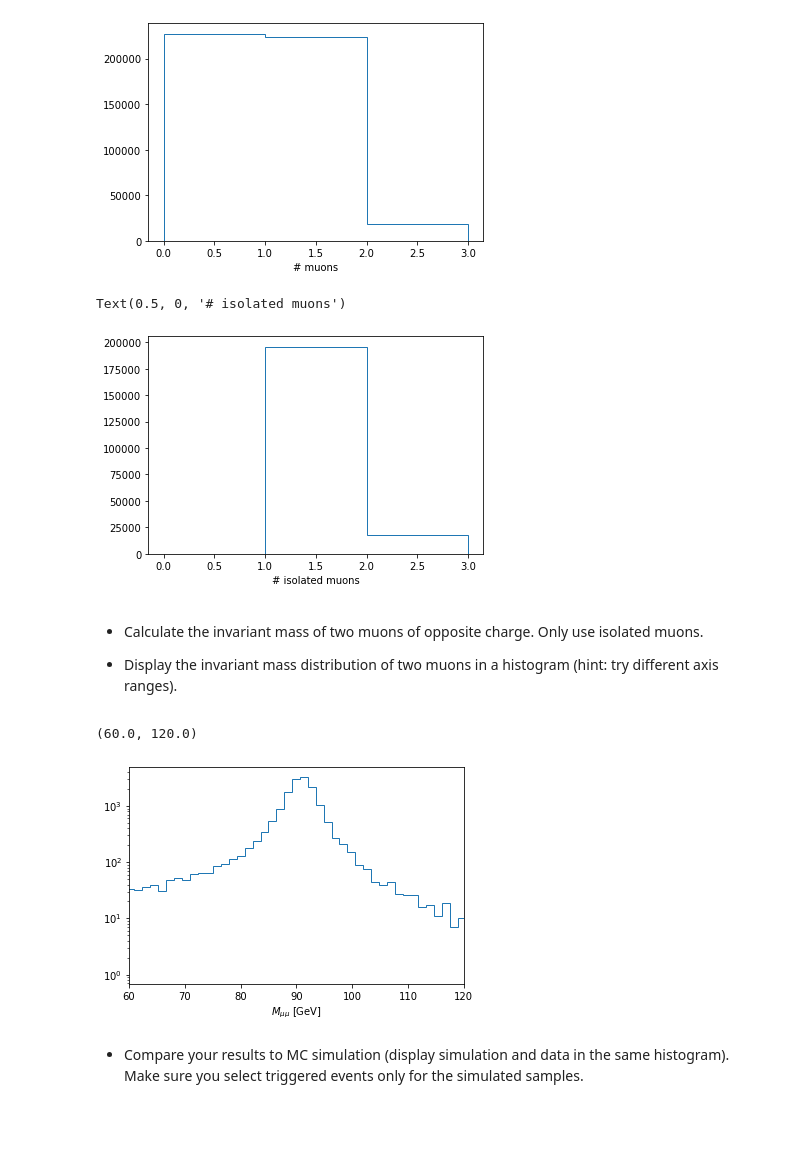
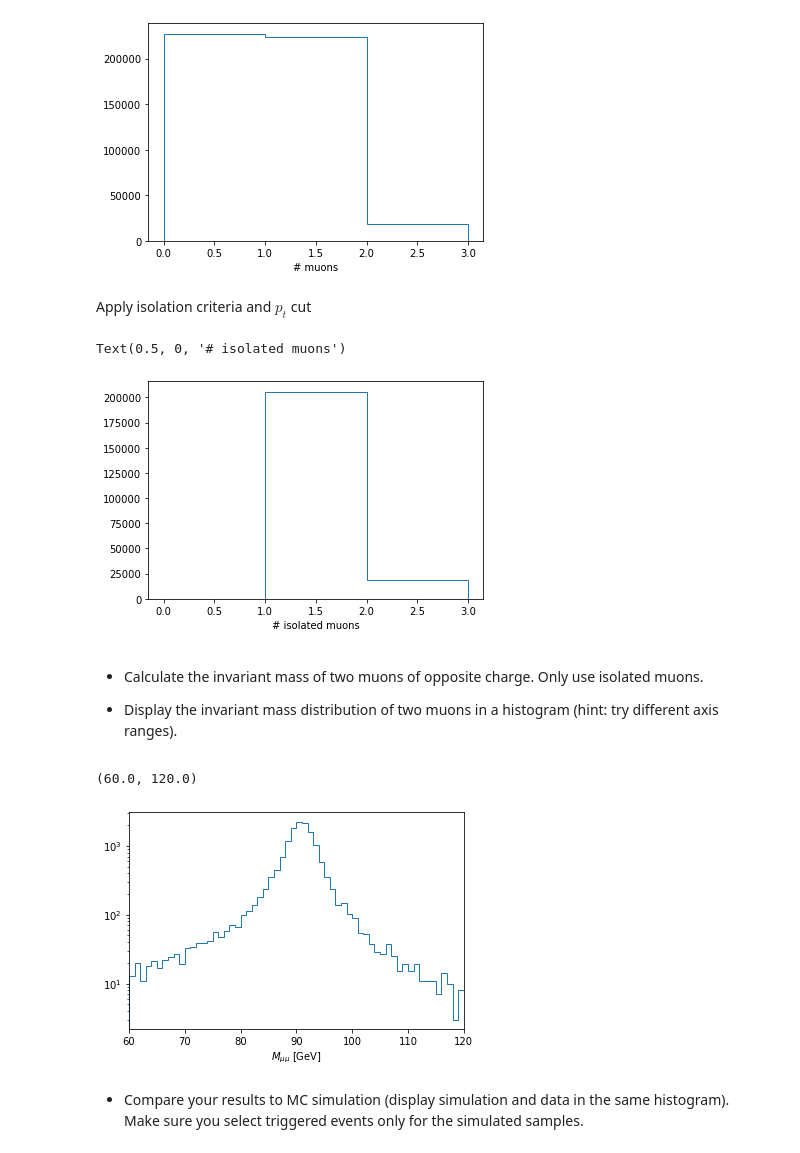
Before and after one commit to QuarkNet-HEP/ttbar-heptutorial, a Jupyter notebook: ttbar-heptutorial.ipynb, the cells around one changed output. Cells and saved outputs as stored; diff of their text form; code cells hidden in the pictures; blank space fills up the shorter version.

Commit message:
cleanup, add data comparison, add trig eff

```diff
--- a/ttbar-heptutorial.ipynb
+++ b/ttbar-heptutorial.ipynb
@@ -225,7 +225,7 @@ ak.type(data_events)
 # %% [output]
 469384 * {"NJet": int32, "NMuon": int32, "NElectron": int32, "NPhoton": int32, "MET_px": float32, "MET_py": float32, "MChadronicBottom_px": float32, "MChadronicBottom_py": float32, "MChadronicBottom_p ...
 # %%
-# Add pt and eta to data for muons
+# Add pt, eta to data for muons and add MET
 data_events['Muon', 'Pt'] = np.sqrt(
     data_events.Muon.Px*data_events.Muon.Px +
     data_events.Muon.Py*data_events.Muon.Py
@@ -234,46 +234,63 @@ data_events['Muon', 'Pt'] = np.sqrt(
 data_events['Muon', 'Eta'] = np.arcsinh(
     data_events.Muon.Pz / data_events.Muon.Pt
 )
+
+data_events['MET'] = np.sqrt(
+    data_events.MET_px**2 + data_events.MET_py**2
+)
 # %%
 n,b,_ = plt.hist(data_events.NMuon, histtype='step', bins=3, range=(0,3))
 plt.xlabel('# muons')
 # %% [output]
 Text(0.5, 0, '# muons')
 [figure]
+# %% [markdown]
+Apply isolation criteria and $p_{t}$ cut
+# %%
+muon_reliso_cut = 0.10
+muon_pt_cut = 25.0
 # %%
 iso_muons = data_events[
-    ak.any((data_events.Muon.Iso / data_events.Muon.Pt < 0.10) & (data_events.Muon.Pt > 25), axis=1)
+    ak.any(
+        ((data_events.Muon.Iso / data_events.Muon.Pt) < muon_reliso_cut),
+        axis=1
+    )
 ]
 
 n,b,_ = plt.hist(iso_muons.NMuon, histtype='step', bins=3, range=(0,3))
 plt.xlabel('# isolated muons')
 # %% [output]
 Text(0.5, 0, '# isolated muons')
-[figure, old version]
+[figure, new version]
 # %% [markdown]
 * Calculate the invariant mass of two muons of opposite charge. Only use isolated muons.
 
 * Display the invariant mass distribution of two muons in a histogram (hint: try different axis ranges).
 # %%
-# There are 2 muons and both have pt > 20 GeV
-two_iso_muons = iso_muons[(iso_muons.NMuon == 2) & (ak.all(iso_muons.Muon.Pt > 20, axis=1))]
+# There are 2 isolated muons and both have pt > 25 GeV
+two_iso_muons = iso_muons[
+    (iso_muons.NMuon == 2) &
+    (ak.all(iso_muons.Muon.Pt > muon_pt_cut, axis=1))]
 
 two_iso_muons['M'] = [
         np.sqrt(
                 (m.E[0]+m.E[1])**2 -
                 (m.Px[0]+m.Px[1])**2 -
                 (m.Py[0]+m.Py[1])**2 -
                 (m.Pz[0]+m.Pz[1])**2
         ) for m in two_iso_muons.Muon
 ]
 
+nbins = 60
+xmin = 60
+xmax = 120
 
-n,b,_ = plt.hist(two_iso_muons.M, bins=500, log=True, histtype='step')
+n,b,_ = plt.hist(two_iso_muons.M, bins=60, range=(xmin, xmax), log=True, histtype='step')
 plt.xlabel('$M_{\mu\mu}$ [GeV]')
 plt.xlim([60, 120])
 # %% [output]
 (60.0, 120.0)
-[figure, old version]
+[figure, new version]
 # %% [markdown]
 * Compare your results to MC simulation (display simulation and data in the same histogram). Make sure you select triggered events only for the simulated samples.
 # %%
```
Also changed, not shown: parts of 36 cells of this notebook.
